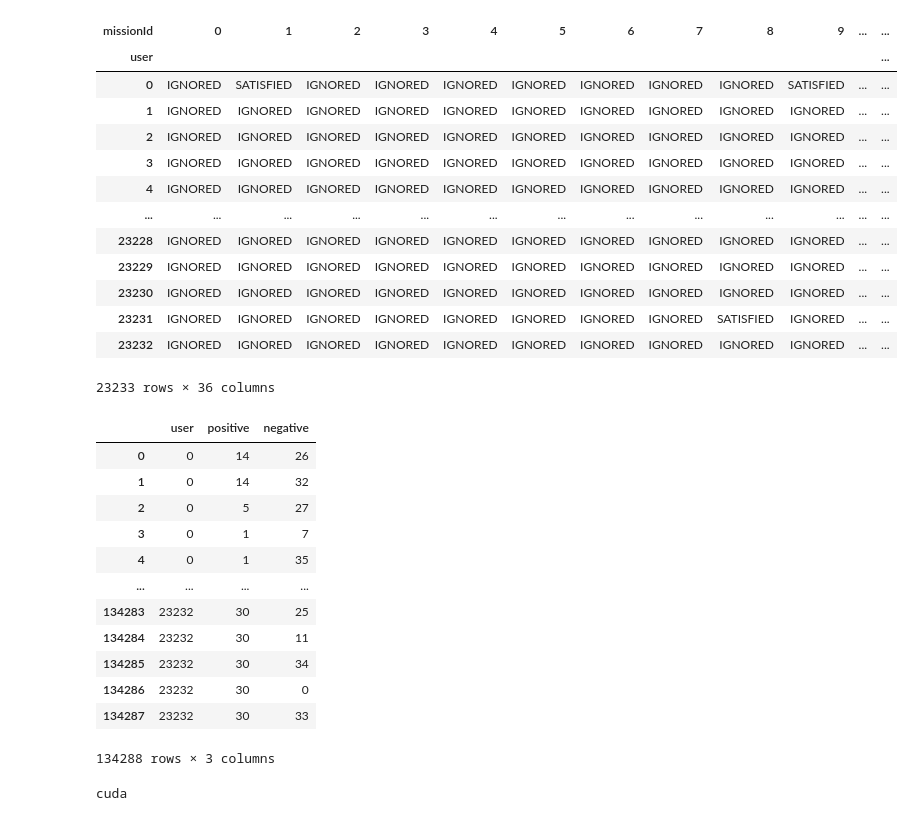
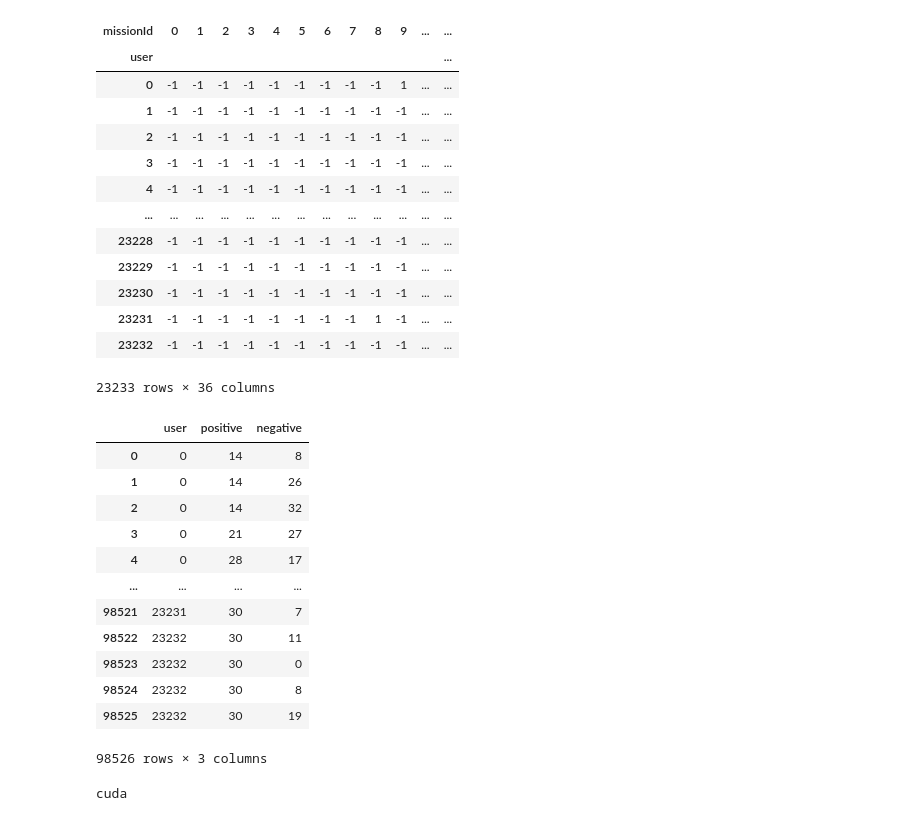
Before and after one commit to rik1599/playngo_challenge_generator, a Jupyter notebook: notebooks/EarthDay.ipynb, the cells around one changed output. Drawn from its saved outputs; the diff is of its cells as text; code cells hidden in the pictures.

```diff
--- a/notebooks/EarthDay.ipynb
+++ b/notebooks/EarthDay.ipynb
@@ -6,10 +6,11 @@ with zipfile.ZipFile('./../data/earth_day_missions.csv.zip', 'r') as myzip:
     myzip.close()
 # %%
 import pandas as pd
+import numpy as np
 
 df = pd.read_csv('./../data/earth_day_missions.csv', index_col=0, low_memory=False)
-df['outcome'] = df.apply(lambda x: 'SATISFIED' if x['satisfied'] else 'IGNORED' if x['ignored'] else 'FAILED', axis=1)
-df = df[['start_date', 'user', 'missionId', 'missionType', 'missionSubType', 'period', 'target', 'title', 'outcome']]
+df = df[~df['ignored']]
+df = df[['start_date', 'user', 'missionId', 'missionType', 'missionSubType', 'period', 'target', 'title', 'satisfied']]
 
 df['start_date'] = pd.to_datetime(df['start_date'])
 df['user'] = df['user'].astype('category').cat.codes
@@ -17,9 +18,9 @@ df['missionId'] = df['missionId'].astype('category').cat.codes
 df['missionType'] = df['missionType'].astype('category')
 df['missionSubType'] = df['missionSubType'].astype('category')
 df['period'] = df['period'].astype('category')
-df['outcome'] = pd.Categorical(df['outcome'], categories=['SATISFIED', 'FAILED', 'IGNORED'], ordered=True)
+df['satisfied'] = df['satisfied'].astype(int)
 
-df = df.sort_values(by=['user', 'outcome', 'start_date'], ignore_index=True)
+df = df.sort_values(by=['user', 'satisfied', 'start_date'], ignore_index=True)
 
 df
 # %% [output]
@@ -86,0 +86,11 @@ df.groupby(['user', 'outcome'], observed=True).size().unstack(fill_value=0)
+# %%
+dataset = df[['user', 'missionId', 'satisfied']] \
+    .drop_duplicates(subset=['user', 'missionId'], keep='last')
+
+train_dataset = dataset.groupby('user').sample(frac=0.8, random_state=0)
+test_dataset = dataset.drop(train_dataset.index)
+
+display(train_dataset.nunique())
+display(test_dataset.nunique())
+
+print(train_dataset.shape, test_dataset.shape)
@@ -87,23 +107,23 @@ df.groupby(['user', 'outcome'], observed=True).size().unstack(fill_value=0)
 # %%
-user_missions_matrix = df[['user', 'missionId', 'outcome']] \
+user_missions_matrix = train_dataset[['user', 'missionId', 'satisfied']] \
     .drop_duplicates(subset=['user', 'missionId'], keep='last') \
-    .pivot(index='user', columns='missionId', values='outcome').fillna('IGNORED')
+    .pivot(index='user', columns='missionId', values='satisfied').fillna(-1).astype(int)
 
 user_missions_matrix
 # %% [output]
 | missionId | 0 | 1 | 2 | 3 | 4 | 5 | 6 | 7 | 8 | 9 | ... | ... |
 | user |  |  |  |  |  |  |  |  |  |  |  | ... |
-| 0 | IGNORED | SATISFIED | IGNORED | IGNORED | IGNORED | IGNORED | IGNORED | IGNORED | IGNORED | SATISFIED | ... | ... |
-| 1 | IGNORED | IGNORED | IGNORED | IGNORED | IGNORED | IGNORED | IGNORED | IGNORED | IGNORED | IGNORED | ... | ... |
-| 2 | IGNORED | IGNORED | IGNORED | IGNORED | IGNORED | IGNORED | IGNORED | IGNORED | IGNORED | IGNORED | ... | ... |
-| 3 | IGNORED | IGNORED | IGNORED | IGNORED | IGNORED | IGNORED | IGNORED | IGNORED | IGNORED | IGNORED | ... | ... |
-| 4 | IGNORED | IGNORED | IGNORED | IGNORED | IGNORED | IGNORED | IGNORED | IGNORED | IGNORED | IGNORED | ... | ... |
+| 0 | -1 | -1 | -1 | -1 | -1 | -1 | -1 | -1 | -1 | 1 | ... | ... |
+| 1 | -1 | -1 | -1 | -1 | -1 | -1 | -1 | -1 | -1 | -1 | ... | ... |
+| 2 | -1 | -1 | -1 | -1 | -1 | -1 | -1 | -1 | -1 | -1 | ... | ... |
+| 3 | -1 | -1 | -1 | -1 | -1 | -1 | -1 | -1 | -1 | -1 | ... | ... |
+| 4 | -1 | -1 | -1 | -1 | -1 | -1 | -1 | -1 | -1 | -1 | ... | ... |
 | ... | ... | ... | ... | ... | ... | ... | ... | ... | ... | ... | ... | ... |
-| 23228 | IGNORED | IGNORED | IGNORED | IGNORED | IGNORED | IGNORED | IGNORED | IGNORED | IGNORED | IGNORED | ... | ... |
-| 23229 | IGNORED | IGNORED | IGNORED | IGNORED | IGNORED | IGNORED | IGNORED | IGNORED | IGNORED | IGNORED | ... | ... |
-| 23230 | IGNORED | IGNORED | IGNORED | IGNORED | IGNORED | IGNORED | IGNORED | IGNORED | IGNORED | IGNORED | ... | ... |
-| 23231 | IGNORED | IGNORED | IGNORED | IGNORED | IGNORED | IGNORED | IGNORED | IGNORED | SATISFIED | IGNORED | ... | ... |
-| 23232 | IGNORED | IGNORED | IGNORED | IGNORED | IGNORED | IGNORED | IGNORED | IGNORED | IGNORED | IGNORED | ... | ... |
+| 23228 | -1 | -1 | -1 | -1 | -1 | -1 | -1 | -1 | -1 | -1 | ... | ... |
+| 23229 | -1 | -1 | -1 | -1 | -1 | -1 | -1 | -1 | -1 | -1 | ... | ... |
+| 23230 | -1 | -1 | -1 | -1 | -1 | -1 | -1 | -1 | -1 | -1 | ... | ... |
+| 23231 | -1 | -1 | -1 | -1 | -1 | -1 | -1 | -1 | 1 | -1 | ... | ... |
+| 23232 | -1 | -1 | -1 | -1 | -1 | -1 | -1 | -1 | -1 | -1 | ... | ... |
 23233 rows × 36 columns
 # %%
 import random
@@ -117,7 +137,7 @@ for i, row in tqdm(user_missions_matrix.iterrows()):
     k = 0
     couples = set()
 
-    while j < 10 and k < 100:
+    while j < 5 and k < 100:
         k += 1
 
         pos_idx = random.choice(row.index)
@@ -142,18 +162,18 @@ data = pd.DataFrame(data, columns=['user', 'positive', 'negative'])
 data
 # %% [output]
 |  | user | positive | negative |
-| 0 | 0 | 14 | 26 |
-| 1 | 0 | 14 | 32 |
-| 2 | 0 | 5 | 27 |
-| 3 | 0 | 1 | 7 |
-| 4 | 0 | 1 | 35 |
+| 0 | 0 | 14 | 8 |
+| 1 | 0 | 14 | 26 |
+| 2 | 0 | 14 | 32 |
+| 3 | 0 | 21 | 27 |
+| 4 | 0 | 28 | 17 |
 | ... | ... | ... | ... |
-| 134283 | 23232 | 30 | 25 |
-| 134284 | 23232 | 30 | 11 |
-| 134285 | 23232 | 30 | 34 |
-| 134286 | 23232 | 30 | 0 |
-| 134287 | 23232 | 30 | 33 |
+| 98521 | 23231 | 30 | 7 |
+| 98522 | 23232 | 30 | 11 |
+| 98523 | 23232 | 30 | 0 |
+| 98524 | 23232 | 30 | 8 |
+| 98525 | 23232 | 30 | 19 |
-134288 rows × 3 columns
+98526 rows × 3 columns
 # %%
 import torch
 import torch.nn as nn
```
Also changed, not shown: parts of 12 cells of this notebook, 1 other file.
